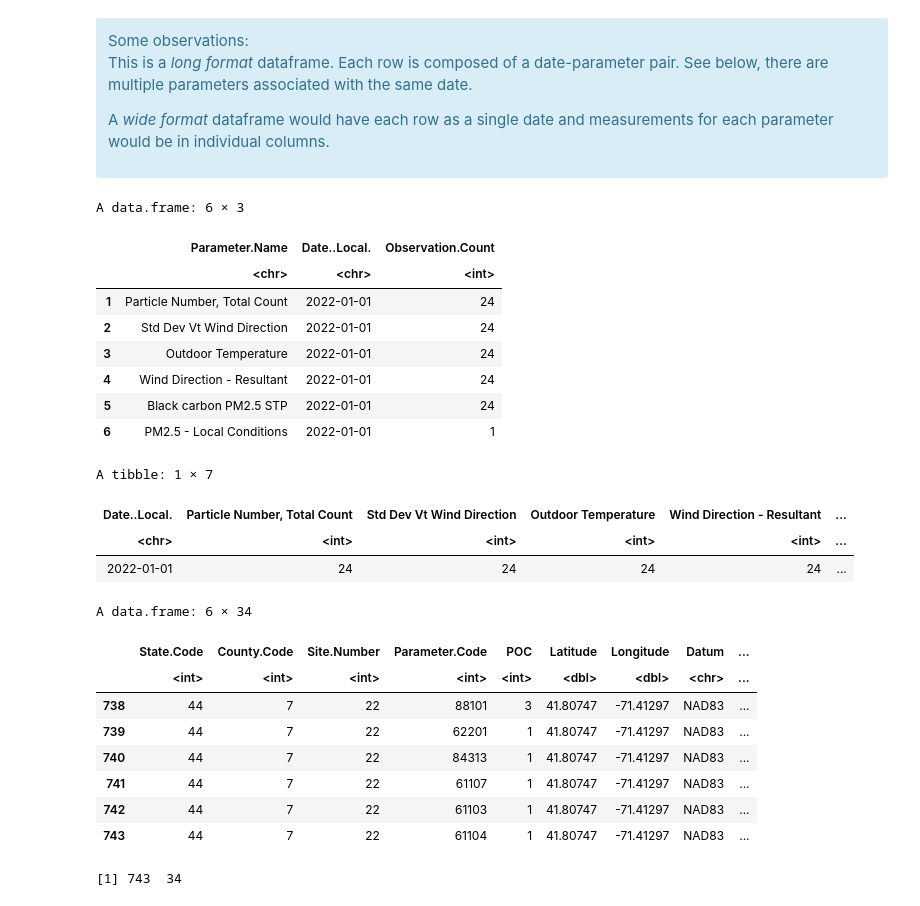
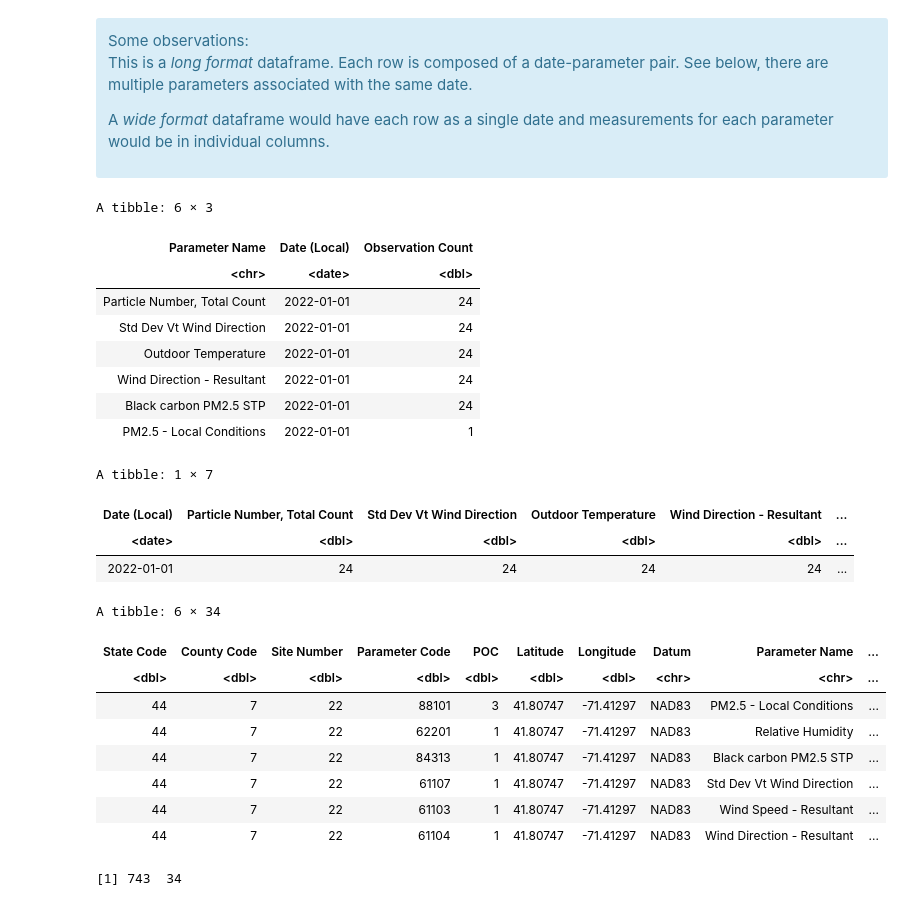
Before and after one commit to MPA-2065-FA24/mpa2065-fall2024, a Jupyter notebook: exploratory_data_analysis/notebooks/1.0-gtd-eda-walkthrough.ipynb, the cells around one changed output. Drawn from its saved outputs; the diff is of its cells as text; code cells hidden in the pictures.

```diff
--- a/exploratory_data_analysis/notebooks/1.0-gtd-eda-walkthrough.ipynb
+++ b/exploratory_data_analysis/notebooks/1.0-gtd-eda-walkthrough.ipynb
@@ -93,4 +94,4 @@ print(paste('This is the monthly data directory: ', path_to_monthly_data))
 Using the path generated above, we will read the first month of data (January 2022).
 # %%
 # Read and save the DataFrame object to a variable 'df_2022_01'
-df_2022_01 <- read.csv(file.path(path_to_monthly_data, 'daily_44_007_0022_2022_01.csv'))
+df_2022_01 <- read_csv(file.path(path_to_monthly_data, 'daily_44_007_0022_2022_01.csv'))
@@ -174,41 +186,41 @@ A *wide format* dataframe would have each row as a single date and measurements
 # %%
 # Highlighting the long format by filtering the columns and getting the head of the data frame
 long_data <- df_2022_01 %>%
-select(Parameter.Name, Date..Local., Observation.Count) %>%
-head()
+    select("Parameter Name", "Date (Local)", "Observation Count") %>%
+    head()
 
 long_data
 # %% [output]
-A data.frame: 6 × 3
+A tibble: 6 × 3
-|  | Parameter.Name | Date..Local. | Observation.Count |
-|  | <chr> | <chr> | <int> |
-| 1 | Particle Number, Total Count | 2022-01-01 | 24 |
-| 2 | Std Dev Vt Wind Direction | 2022-01-01 | 24 |
-| 3 | Outdoor Temperature | 2022-01-01 | 24 |
-| 4 | Wind Direction - Resultant | 2022-01-01 | 24 |
-| 5 | Black carbon PM2.5 STP | 2022-01-01 | 24 |
-| 6 | PM2.5 - Local Conditions | 2022-01-01 | 1 |
+| Parameter Name | Date (Local) | Observation Count |
+| <chr> | <date> | <dbl> |
+| Particle Number, Total Count | 2022-01-01 | 24 |
+| Std Dev Vt Wind Direction | 2022-01-01 | 24 |
+| Outdoor Temperature | 2022-01-01 | 24 |
+| Wind Direction - Resultant | 2022-01-01 | 24 |
+| Black carbon PM2.5 STP | 2022-01-01 | 24 |
+| PM2.5 - Local Conditions | 2022-01-01 | 1 |
 # %%
 # This is what it would look like as wide data wherein each row is a single date and the measurement for each parameter is in individual columns
-pivot_wider(long_data, names_from = Parameter.Name, values_from = Observation.Count)
+pivot_wider(long_data, names_from = "Parameter Name", values_from = "Observation Count")
 # %% [output]
 A tibble: 1 × 7
-| Date..Local. | Particle Number, Total Count | Std Dev Vt Wind Direction | Outdoor Temperature | Wind Direction - Resultant | ... |
-| <chr> | <int> | <int> | <int> | <int> | ... |
+| Date (Local) | Particle Number, Total Count | Std Dev Vt Wind Direction | Outdoor Temperature | Wind Direction - Resultant | ... |
+| <date> | <dbl> | <dbl> | <dbl> | <dbl> | ... |
 | 2022-01-01 | 24 | 24 | 24 | 24 | ... |
 # %%
 # Onwards to looking at the tail of the data
 tail(df_2022_01)
 # %% [output]
-A data.frame: 6 × 34
+A tibble: 6 × 34
-|  | State.Code | County.Code | Site.Number | Parameter.Code | POC | Latitude | Longitude | Datum | ... |
-|  | <int> | <int> | <int> | <int> | <int> | <dbl> | <dbl> | <chr> | ... |
-| 738 | 44 | 7 | 22 | 88101 | 3 | 41.80747 | -71.41297 | NAD83 | ... |
-| 739 | 44 | 7 | 22 | 62201 | 1 | 41.80747 | -71.41297 | NAD83 | ... |
-| 740 | 44 | 7 | 22 | 84313 | 1 | 41.80747 | -71.41297 | NAD83 | ... |
-| 741 | 44 | 7 | 22 | 61107 | 1 | 41.80747 | -71.41297 | NAD83 | ... |
-| 742 | 44 | 7 | 22 | 61103 | 1 | 41.80747 | -71.41297 | NAD83 | ... |
-| 743 | 44 | 7 | 22 | 61104 | 1 | 41.80747 | -71.41297 | NAD83 | ... |
+| State Code | County Code | Site Number | Parameter Code | POC | Latitude | Longitude | Datum | Parameter Name | ... |
+| <dbl> | <dbl> | <dbl> | <dbl> | <dbl> | <dbl> | <dbl> | <chr> | <chr> | ... |
+| 44 | 7 | 22 | 88101 | 3 | 41.80747 | -71.41297 | NAD83 | PM2.5 - Local Conditions | ... |
+| 44 | 7 | 22 | 62201 | 1 | 41.80747 | -71.41297 | NAD83 | Relative Humidity | ... |
+| 44 | 7 | 22 | 84313 | 1 | 41.80747 | -71.41297 | NAD83 | Black carbon PM2.5 STP | ... |
+| 44 | 7 | 22 | 61107 | 1 | 41.80747 | -71.41297 | NAD83 | Std Dev Vt Wind Direction | ... |
+| 44 | 7 | 22 | 61103 | 1 | 41.80747 | -71.41297 | NAD83 | Wind Speed - Resultant | ... |
+| 44 | 7 | 22 | 61104 | 1 | 41.80747 | -71.41297 | NAD83 | Wind Direction - Resultant | ... |
 # %%
 # Let's get the dimensions
 dim(df_2022_01)
```
Also changed, not shown: parts of 35 cells of this notebook.
